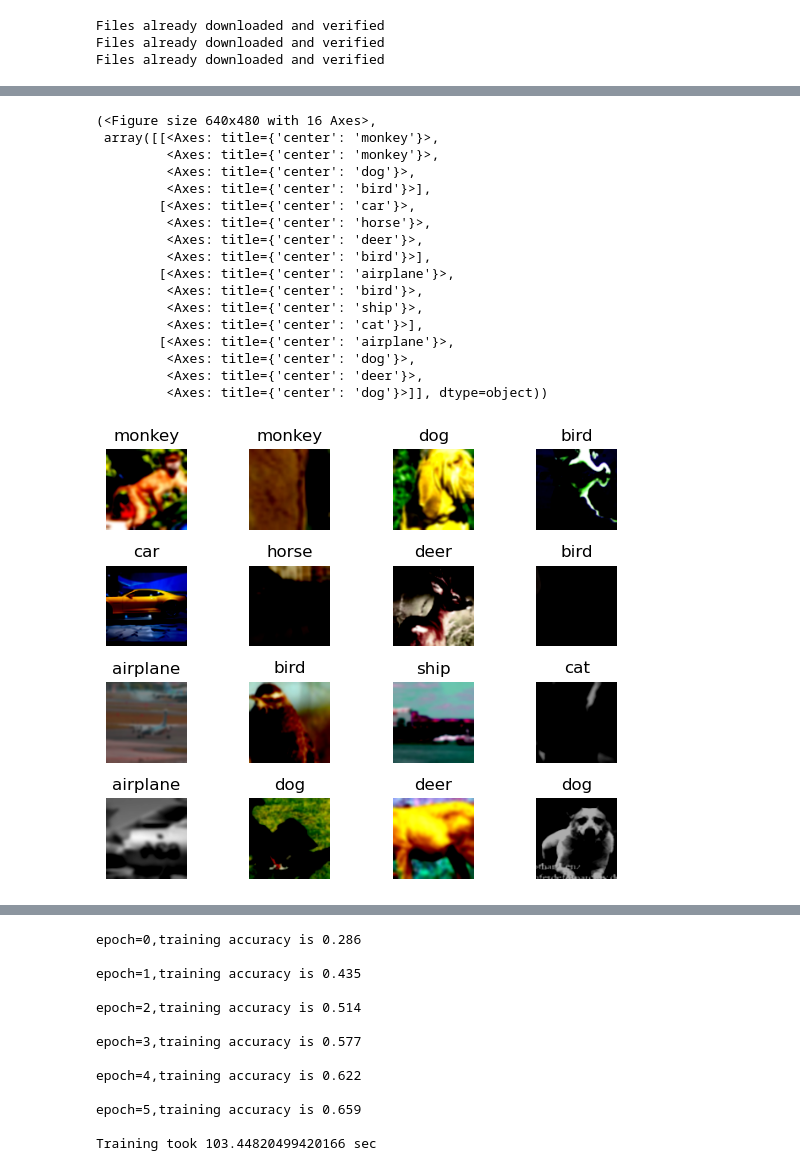
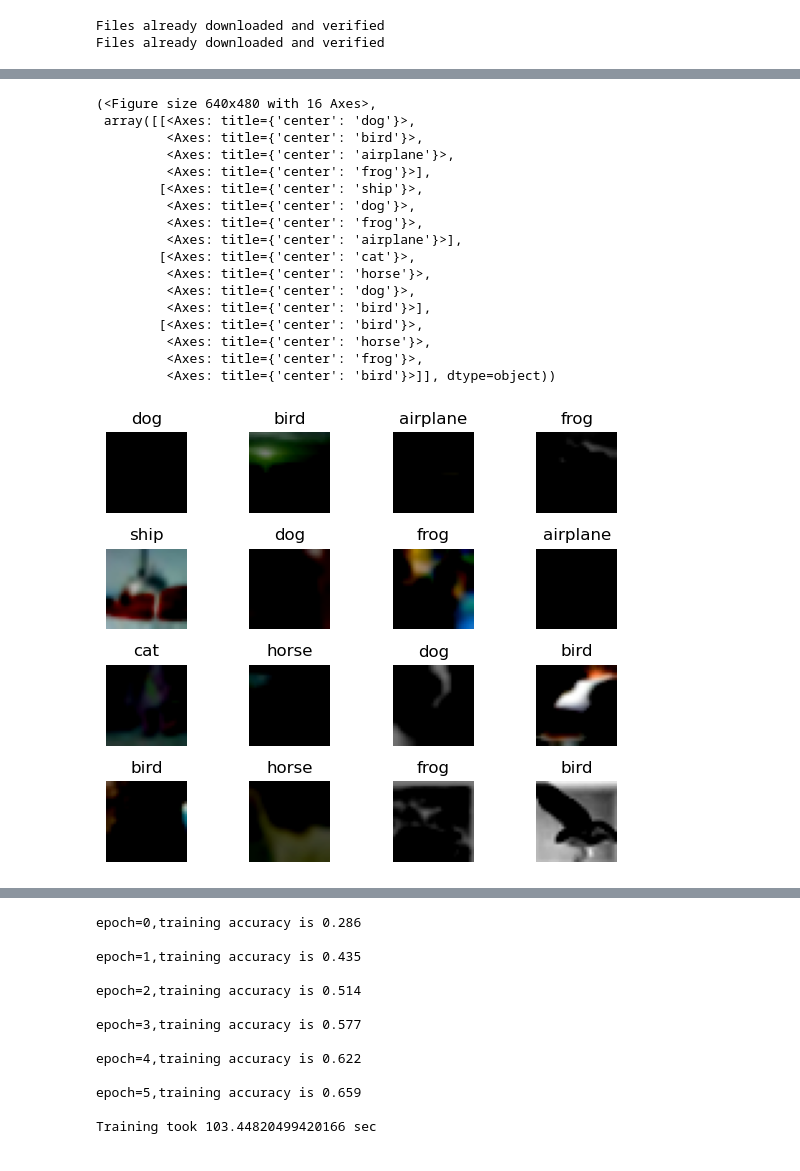
Before and after one commit to guanming-zhang/sslpnm, a Jupyter notebook: run_simpleCLR.ipynb, the cells around one changed output, grey strips where cells are left out. Drawn from its saved outputs; the diff is of its cells as text; code cells hidden in the pictures.

Commit message:
implement simpleclr

```diff
--- a/run_simpleCLR.ipynb
+++ b/run_simpleCLR.ipynb
@@ -18,43 +18,49 @@ helper.set_random_seed()
 batch_size = 128 # batch_size = 128 for arXiv:1512.03385
 
 #get STL10 dataset
-unlabeled_dataset = datasets.STL10(root="./stl10_data", split="unlabeled",download=True)
+'''
+_unlabeled_dataset = datasets.STL10(root="./stl10_data", split="unlabeled",download=True)
 _train_dataset = datasets.STL10(root="./stl10_data", split="train",download=True)
 test_dataset = datasets.STL10(root="./stl10_data", split="test",download=True)
 _train_dataset,_val_dataset = torch.utils.data.random_split(_train_dataset,[0.9,0.1])
+'''
+
+
+_train_dataset = datasets.CIFAR10(root="./cifar10_data", train=True,download=True)
+_test_dataset = datasets.CIFAR10(root="./cifar10_data", train=False,download=True)
+_unlabeled_dataset,_reg_dataset = torch.utils.data.random_split(_train_dataset,[0.9,0.1])
 # %% [output]
 Files already downloaded and verified
 Files already downloaded and verified
-Files already downloaded and verified
 # %%
 #transfomation
 #in https://arxiv.org/pdf/2002.05709
 aug_transforms = transforms.Compose([transforms.RandomHorizontalFlip(),
-                                     transforms.RandomResizedCrop(size=(96,96)), # scale=(0.08,1.0),ratio=(0.75,1.33)
+                                     transforms.RandomResizedCrop(size=(32,32)), # scale=(0.08,1.0),ratio=(0.75,1.33)
                                      transforms.RandomApply(
-                                        [transforms.ColorJitter(brightness=0.8,
-                                                            contrast=0.8,
-                                                            saturation=0.8,
-                                                            hue=0.2)],p=0.8),
+                                        [transforms.ColorJitter(brightness=0.5,
+                                                            contrast=0.5,
+                                                            saturation=0.5,
+                                                            hue=0.2)],p=0.8), # in simpleCLR paper brightness=contrast=saturation=0.8
                                      transforms.RandomGrayscale(p=0.2),
-                                     transforms.GaussianBlur(kernel_size=9), # kernel_size = 10%*image_size
+                                     transforms.GaussianBlur(kernel_size=3), # kernel_size = 10%*image_size
                                      transforms.ToTensor(),
                                      transforms.Normalize((0.5,0.5,0.5),(0.5,0.5,0.5))])
 norm_transform = transforms.Compose([transforms.ToTensor(),
                                      transforms.Normalize((0.5,0.5,0.5),(0.5,0.5,0.5))])
 
+unlabeled_dataset = helper.WrappedDataset(_unlabeled_dataset,aug_transforms,n_views = 2)
+reg_dataset = helper.WrappedDataset(_reg_dataset,aug_transforms,n_views = 2)
+test_dataset = helper.WrappedDataset(_test_dataset,norm_transform)
 
-train_dataset = helper.WrappedDataset(_train_dataset,aug_transforms,n_views = 2)
-val_dataset = helper.WrappedDataset(_val_dataset,norm_transform)
-test_dataset = helper.WrappedDataset(test_dataset,norm_transform)
 
-train_loader = data.DataLoader(train_dataset,batch_size = batch_size,shuffle=True)
-val_loader = data.DataLoader(val_dataset,batch_size = batch_size,shuffle=True)
-test_loader = data.DataLoader(test_dataset,batch_size = batch_size,shuffle=True)
+unlabeled_loader = data.DataLoader(unlabeled_dataset,batch_size = batch_size,shuffle=True,drop_last=True)
+reg_loader = data.DataLoader(reg_dataset,batch_size = batch_size,shuffle=True,drop_last=True)
+test_loader = data.DataLoader(test_dataset,batch_size = batch_size,shuffle=True,drop_last=True)
 
 # show the images after augumentaion
-classes = helper.get_stl10_classes()
-imgs,labels = next(iter(train_loader))
+classes = helper.get_cifar10_classes()
+imgs,labels = next(iter(unlabeled_loader))
 
 img_list, label_list = [],[]
 for i_view in range(2):
@@ -82,21 +89,21 @@ Clipping input data to the valid range for imshow with RGB data ([0..1] for floa
 (<Figure size 640x480 with 16 Axes>,
- array([[<Axes: title={'center': 'monkey'}>,
-         <Axes: title={'center': 'monkey'}>,
+ array([[<Axes: title={'center': 'dog'}>,
+         <Axes: title={'center': 'bird'}>,
+         <Axes: title={'center': 'airplane'}>,
+         <Axes: title={'center': 'frog'}>],
+        [<Axes: title={'center': 'ship'}>,
+         <Axes: title={'center': 'dog'}>,
+         <Axes: title={'center': 'frog'}>,
+         <Axes: title={'center': 'airplane'}>],
+        [<Axes: title={'center': 'cat'}>,
+         <Axes: title={'center': 'horse'}>,
          <Axes: title={'center': 'dog'}>,
          <Axes: title={'center': 'bird'}>],
-        [<Axes: title={'center': 'car'}>,
+        [<Axes: title={'center': 'bird'}>,
          <Axes: title={'center': 'horse'}>,
-         <Axes: title={'center': 'deer'}>,
-         <Axes: title={'center': 'bird'}>],
-        [<Axes: title={'center': 'airplane'}>,
-         <Axes: title={'center': 'bird'}>,
-         <Axes: title={'center': 'ship'}>,
-         <Axes: title={'center': 'cat'}>],
-        [<Axes: title={'center': 'airplane'}>,
-         <Axes: title={'center': 'dog'}>,
-         <Axes: title={'center': 'deer'}>,
-         <Axes: title={'center': 'dog'}>]], dtype=object))
+         <Axes: title={'center': 'frog'}>,
+         <Axes: title={'center': 'bird'}>]], dtype=object))
-[figure, old version]
+[figure, new version]
 # %%
 # get the model
 net = models.SimpleCLRNet(embedded_dim=128,resnet_type="resnet18")
```
Also changed, not shown: parts of 2 cells of this notebook, 4 other files.
